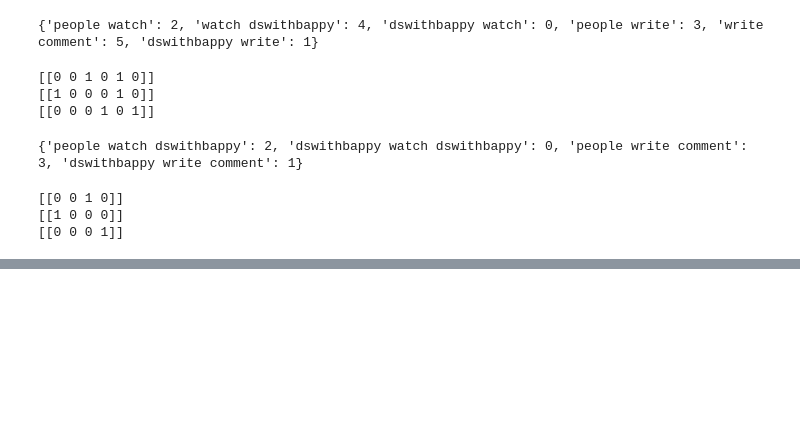
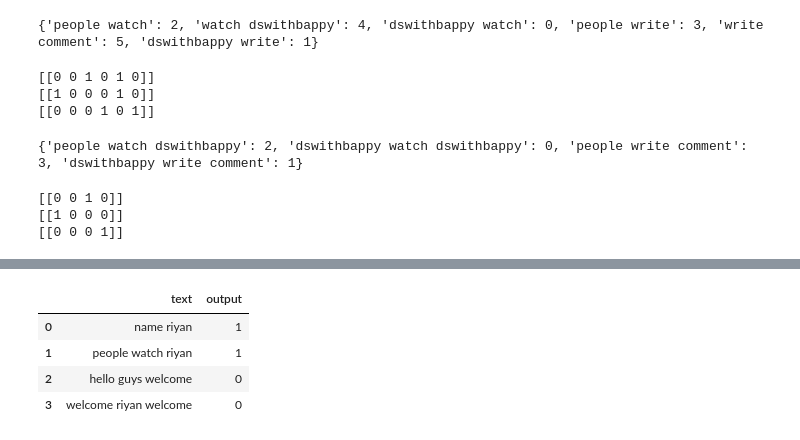
Before and after one commit to riyanj220/Generative-AI, a Jupyter notebook: TextVectorization.ipynb, the cells around one changed output, grey strips where cells are left out. Saved outputs shown, nothing was run; the diff lists cells and outputs as text; code cells hidden in the pictures; blank space fills up the shorter version.

```diff
--- a/TextVectorization.ipynb
+++ b/TextVectorization.ipynb
@@ -111,0 +135,22 @@ print(bow[2].toarray())
+# %%
+def remove_stopwords(text):
+    new_text = []
+
+    for word in text.split():
+        if word in stopwords.words('english'):
+            new_text.append('')
+        else:
+            new_text.append(word)
+    x = new_text[:]
+    new_text.clear()
+    return " ".join(x)
+# %%
+df['text'] = df['text'].apply(remove_stopwords)
+# %%
+df.head()
+# %% [output]
+|  | text | output |
+| 0 | name riyan | 1 |
+| 1 | people watch riyan | 1 |
+| 2 | hello guys welcome | 0 |
+| 3 | welcome riyan welcome | 0 |
```
Also changed, not shown: parts of 7 cells of this notebook.
